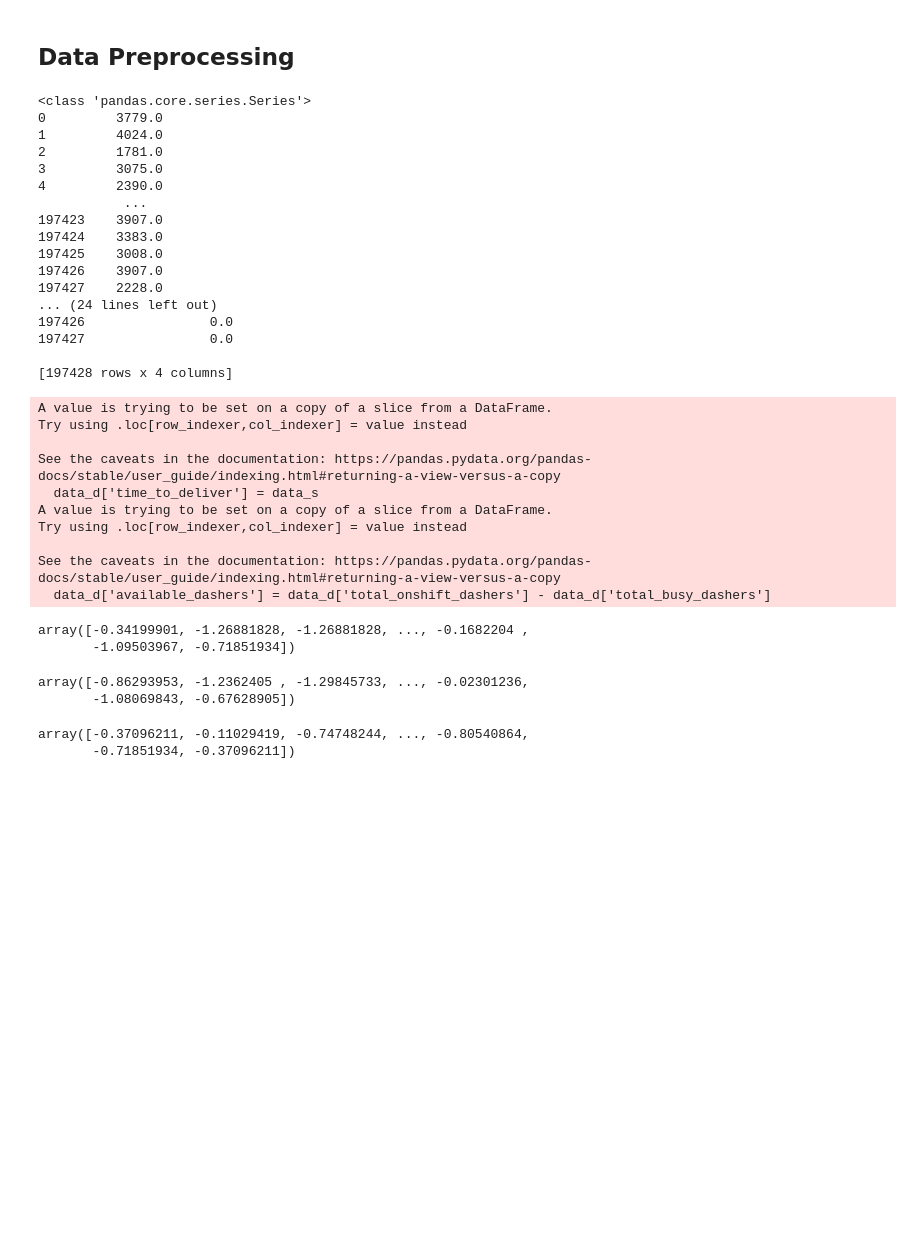
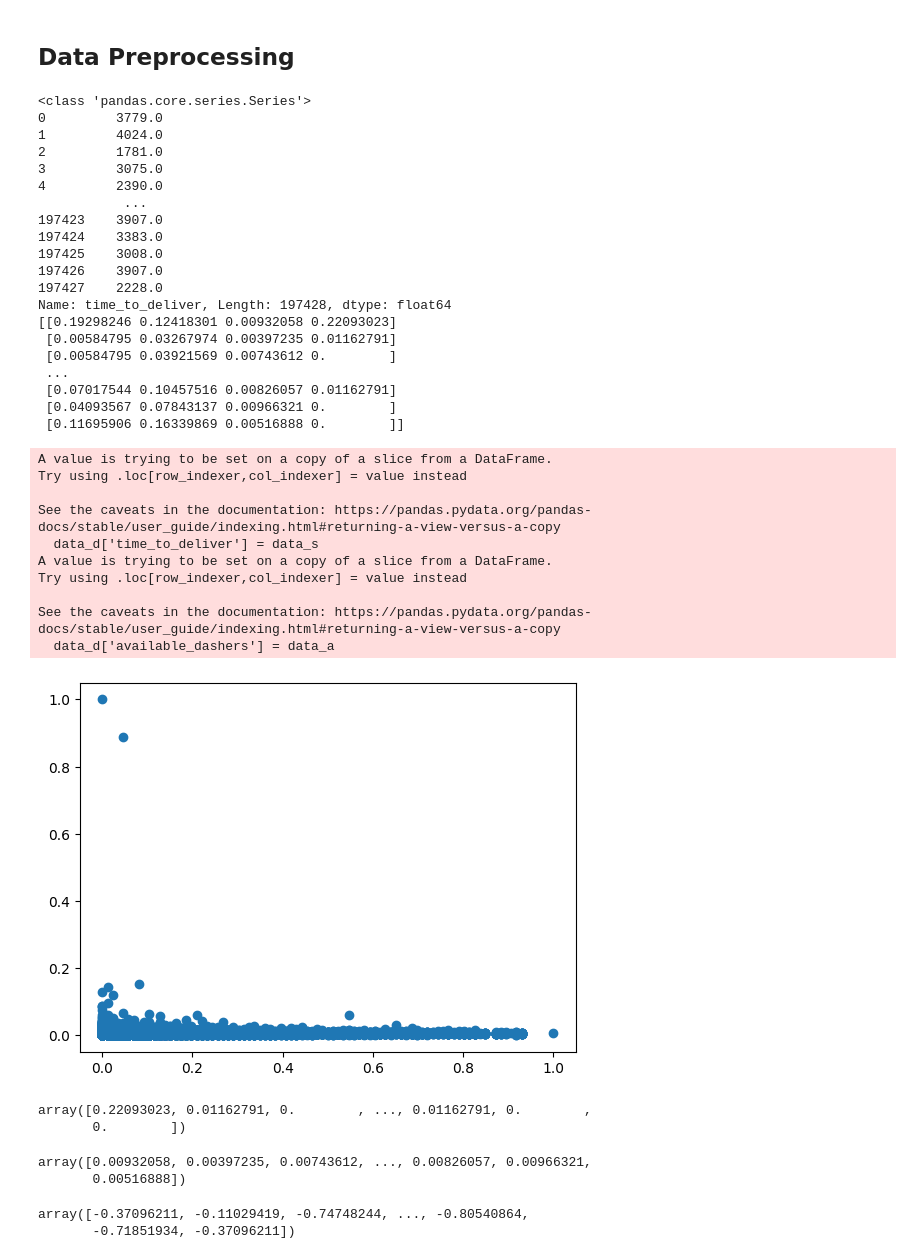
Before and after one commit to Sherif-Elfiky/CSE151AProj, a Jupyter notebook: 151AProject.ipynb, the cells around one changed output. Cells and saved outputs as stored; diff of their text form; code cells hidden in the pictures; blank space fills up the shorter version.

Commit message:
attempt of scatter plot for preprocess data

```diff
--- a/151AProject.ipynb
+++ b/151AProject.ipynb
@@ -112,26 +112,36 @@ Very high correspondance between total_onshift_dashers, total_busy_dashers, and
 # This section is the attempt at standardizing data of total_onshift_dashers and total_busy_dashers.
 #from sklearn.preprocessing import MinMaxScaler
 from sklearn.preprocessing import StandardScaler
+from sklearn.preprocessing import MinMaxScaler
 import datetime as ds
 #column_names = ['market_id', 'created_at', 'actual_delivery_time', 'store_id', 'order_protocol', 'total_items', 'subtotal', 'num_distinct_items', 'min_item_price', 'max_item_price', 'total_onshift_dashers', 'total_busy_dashers', 'total_outstanding_orders', 'estimated_order_place_duration', 'estimated_store_to_consumer_driving_duration', 'time_to_deliver']
 
 
-scaler = StandardScaler()
+#scaler = StandardScaler()
+scaler = MinMaxScaler()
 data_d = data[['total_onshift_dashers', 'total_busy_dashers', 'time_to_deliver']]
 print(type(data_d['time_to_deliver']))
 data_s = data_d['time_to_deliver'].dt.total_seconds()
 print(data_s)
 
 data_d['time_to_deliver'] = data_s
-data_d['available_dashers'] = data_d['total_onshift_dashers'] - data_d['total_busy_dashers']
-print(data_d)
+data_a = data_d['total_onshift_dashers'] - data_d['total_busy_dashers']
+data_a = data_a[data_a >= 0]
+data_d['available_dashers'] = data_a
+#data_d['available_dashers'] = data_d['total_onshift_dashers'] - data_d['total_busy_dashers']
+#print(data_d)
 
+column_names = ['total_onshift_dashers', 'total_busy_dashers', 'time_to_deliver', 'available_dashers']
 # ignore rest of code below for now
 data_d = data_d.dropna()
+#data_df = pd.DataFrame(scaler.fit_transform(data_d), column_names)
 data_df = scaler.fit_transform(data_d)
-data_df.shape
-X = data_df[:, :1]
+print(data_df)
+#data_df.shape
+X = data_df[:, 3]
 y = data_df[:, 2]
+#X = data_d['available_dashers']
+#y = data_d['time_to_deliver']
 # %% [output]
 <class 'pandas.core.series.Series'>
 0         3779.0
@@ -145,11 +155,14 @@ y = data_df[:, 2]
 197425    3008.0
 197426    3907.0
 197427    2228.0
-... (24 lines left out)
-197426                0.0
-197427                0.0
-
-[197428 rows x 4 columns]
+Name: time_to_deliver, Length: 197428, dtype: float64
+[[0.19298246 0.12418301 0.00932058 0.22093023]
+ [0.00584795 0.03267974 0.00397235 0.01162791]
+ [0.00584795 0.03921569 0.00743612 0.        ]
+ ...
+ [0.07017544 0.10457516 0.00826057 0.01162791]
+ [0.04093567 0.07843137 0.00966321 0.        ]
+ [0.11695906 0.16339869 0.00516888 0.        ]]
 A value is trying to be set on a copy of a slice from a DataFrame.
 Try using .loc[row_indexer,col_indexer] = value instead
 
@@ -159,17 +172,24 @@ A value is trying to be set on a copy of a slice from a DataFrame.
 Try using .loc[row_indexer,col_indexer] = value instead
 
 See the caveats in the documentation: https://pandas.pydata.org/pandas-docs/stable/user_guide/indexing.html#returning-a-view-versus-a-copy
-  data_d['available_dashers'] = data_d['total_onshift_dashers'] - data_d['total_busy_dashers']
+  data_d['available_dashers'] = data_a
+# %%
+import matplotlib.pyplot as plt
+#plt.scatter(data_d['available_dashers'], data_d['time_to_deliver'])
+plt.scatter(X, y)
+plt.show()
+# %% [output]
+[figure, added]
 # %%
 X
 # %% [output]
-array([-0.34199901, -1.26881828, -1.26881828, ..., -0.1682204 ,
-       -1.09503967, -0.71851934])
+array([0.22093023, 0.01162791, 0.        , ..., 0.01162791, 0.        ,
+       0.        ])
 # %%
 y
 # %% [output]
-array([-0.86293953, -1.2362405 , -1.29845733, ..., -0.02301236,
-       -1.08069843, -0.67628905])
+array([0.00932058, 0.00397235, 0.00743612, ..., 0.00826057, 0.00966321,
+       0.00516888])
 # %%
 from sklearn.model_selection import cross_val_score, train_test_split
 X_train, X_test, y_train, y_test = train_test_split(X, y, test_size=0.2, random_state=42)
```
